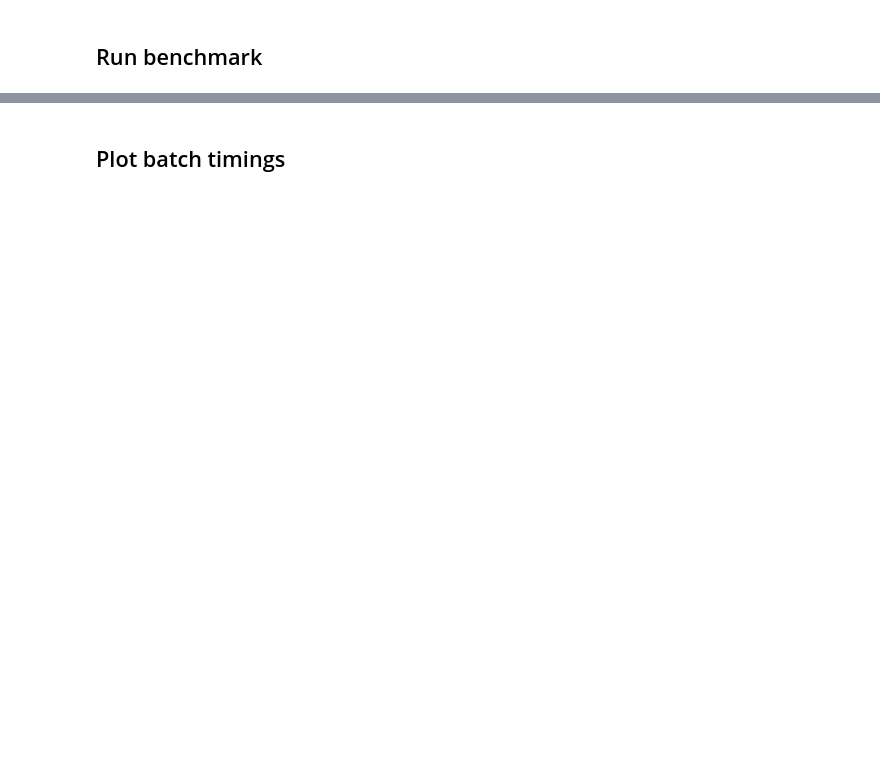
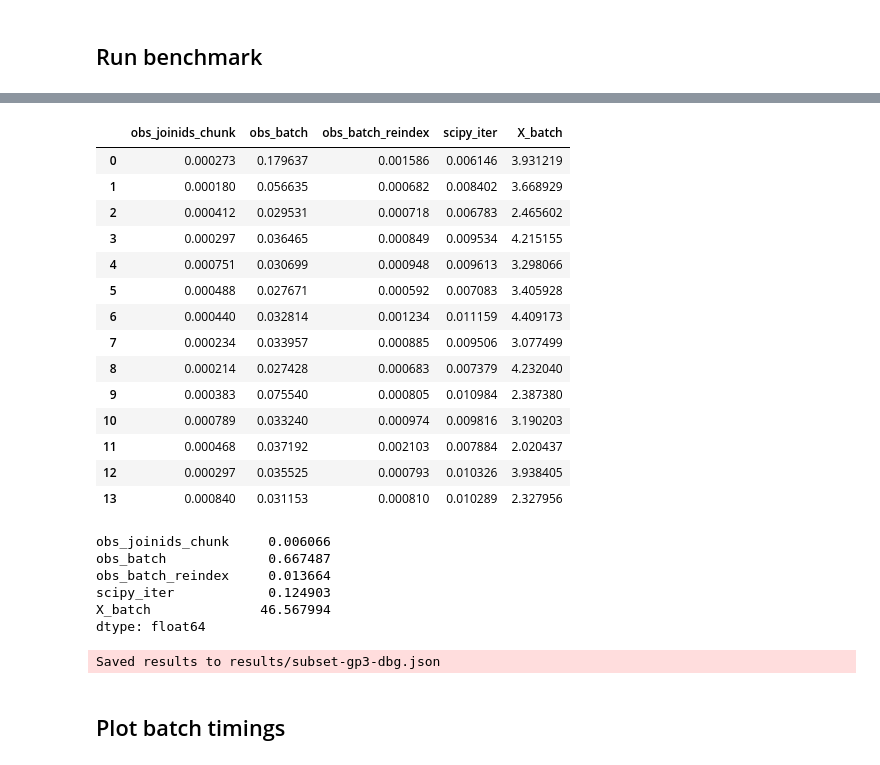
Before and after one commit to TileDB-Inc/arrayloader-benchmarks, a Jupyter notebook: benchmark.ipynb, the cells around one changed output, grey strips where cells are left out. Drawn from its saved outputs; the diff is of its cells as text; code cells hidden in the pictures; blank space fills up the shorter version.

Commit message:
subset-gp3-dbg

```diff
--- a/benchmark.ipynb
+++ b/benchmark.ipynb
@@ -24,7 +26,7 @@ torch.ones(2).cuda();
 ### [Papermill](https://papermill.readthedocs.io/en/latest/) params:
 # %%
 # Set this to read from a local path
-experiment_uri = None
+experiment_uri = 'data/census-benchmark_2:7'
 
 # None ⟹ fetch from S3
 census_uri = None
@@ -35,7 +37,7 @@ census_version = "2023-12-15"
 # - `subset` if `experiment_uri` is a local path
 # - `local` if `census_uri` is a local path
 # - current (EC2 instance) region if `census_uri` is None (e.g. `us-east-1`, `us-west-2`)
-name = None
+name = 'subset-gp3-dbg'
 
 collection_id = '283d65eb-dd53-496d-adb7-7570c7caa443'
 # Slice datasets from `collection_id`
@@ -49,7 +51,7 @@ soma_chunk_size = 10_000
 gc_freq: Optional[int] = None  # When set, run `gc.collect()` every `gc_freq` batches
 exclude_first_batch = True
 progress_bar = True
-torch_log_level = "INFO"
+torch_log_level = "DEBUG"
 
 # Plot configs
 ann_cutoff = .5  # Annotate plot with values for batch timings greater than this threshold
@@ -138,2 +177,3 @@ results = Results(
 # %%
-experiment_datapipe.stats()
+exp_stats = experiment_datapipe.stats()
+exp_stats
@@ -144,8 +205,38 @@ tdbs.stats
+# %%
+checkpoints_df = exp_stats.checkpoints_df()
+checkpoints_df
+# %% [output]
+|  | obs_joinids_chunk | obs_batch | obs_batch_reindex | scipy_iter | X_batch |
+| 0 | 0.000273 | 0.179637 | 0.001586 | 0.006146 | 3.931219 |
+| 1 | 0.000180 | 0.056635 | 0.000682 | 0.008402 | 3.668929 |
+| 2 | 0.000412 | 0.029531 | 0.000718 | 0.006783 | 2.465602 |
+| 3 | 0.000297 | 0.036465 | 0.000849 | 0.009534 | 4.215155 |
+| 4 | 0.000751 | 0.030699 | 0.000948 | 0.009613 | 3.298066 |
+| 5 | 0.000488 | 0.027671 | 0.000592 | 0.007083 | 3.405928 |
+| 6 | 0.000440 | 0.032814 | 0.001234 | 0.011159 | 4.409173 |
+| 7 | 0.000234 | 0.033957 | 0.000885 | 0.009506 | 3.077499 |
+| 8 | 0.000214 | 0.027428 | 0.000683 | 0.007379 | 4.232040 |
+| 9 | 0.000383 | 0.075540 | 0.000805 | 0.010984 | 2.387380 |
+| 10 | 0.000789 | 0.033240 | 0.000974 | 0.009816 | 3.190203 |
+| 11 | 0.000468 | 0.037192 | 0.002103 | 0.007884 | 2.020437 |
+| 12 | 0.000297 | 0.035525 | 0.000793 | 0.010326 | 3.938405 |
+| 13 | 0.000840 | 0.031153 | 0.000810 | 0.010289 | 2.327956 |
+# %%
+checkpoints_df.sum()
+# %% [output]
+obs_joinids_chunk     0.006066
+obs_batch             0.667487
+obs_batch_reindex     0.013664
+scipy_iter            0.124903
+X_batch              46.567994
+dtype: float64
 # %%
 results_json_path = f'results/{name}.json'
 with open(results_json_path, 'w') as f:
     json.dump(asdict(results), f, indent=2)
     err(f"Saved results to {results_json_path}")
+# %% [output]
+Saved results to results/subset-gp3-dbg.json
 # %%
 # with open(results_json_path, 'r') as f:
 #     results = Results(**json.load(f))
```
Also changed, not shown: parts of 12 cells of this notebook, 2 other files.
